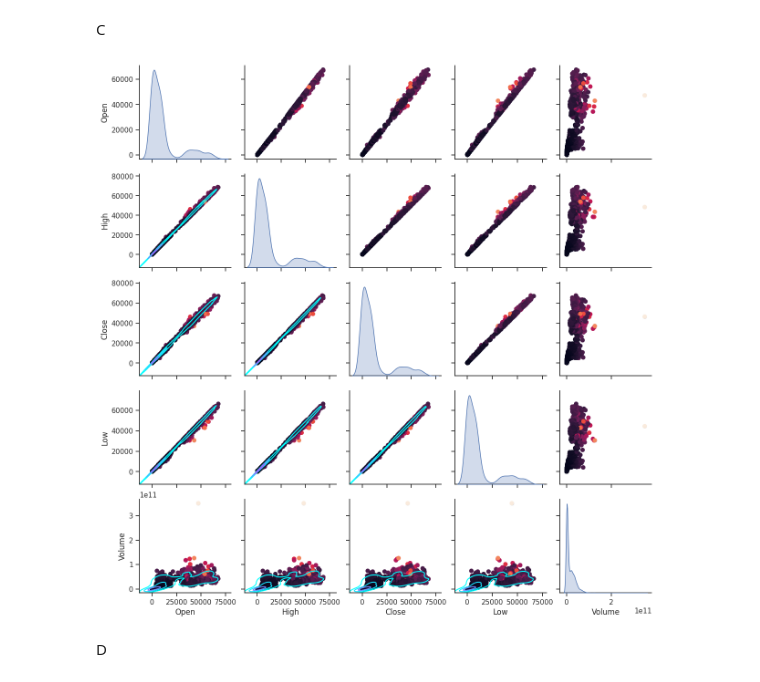
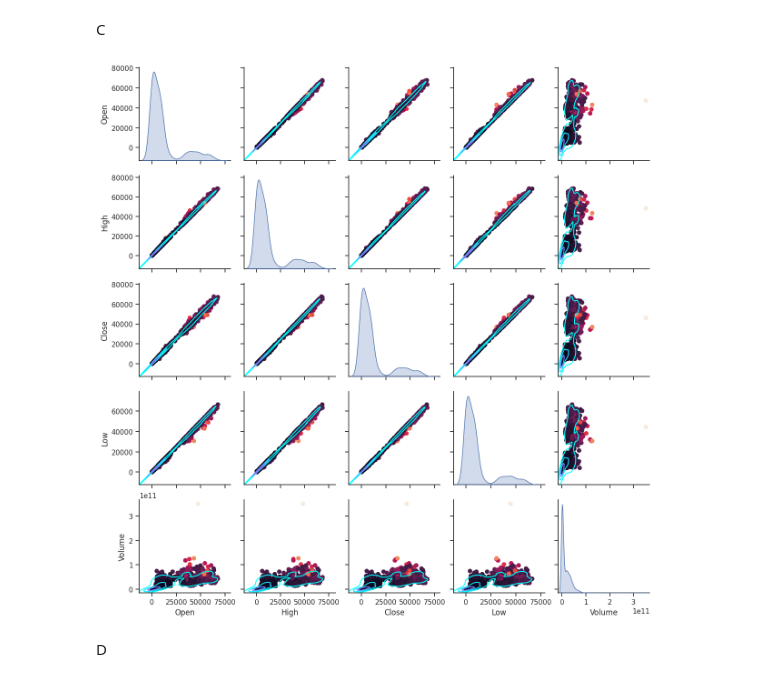
Before and after one commit to maestria-ds-eafit/Algebra_Taller2_Camilo_David, a Jupyter notebook: problem2.ipynb, the cells around one changed output. Drawn from its saved outputs; the diff is of its cells as text; code cells hidden in the pictures.

```diff
--- a/problem2.ipynb
+++ b/problem2.ipynb
@@ -165,23 +165,24 @@ mahalanobis_distances = data2.apply(mahalanobis_distance, axis=1)
 # %%
 sns.set(style="ticks")
 pair_plot = sns.pairplot(data2, diag_kind="kde")
 
 # Map lower triangular plots with Mahalanobis distances using KDE
 for i, ax_row in enumerate(pair_plot.axes):
     for j, ax in enumerate(ax_row):
         if i != j:
             x_label = ax.get_xlabel()
             y_label = ax.get_ylabel()
             x = data2[x_label]
             y = data2[y_label]
             ax.scatter(x, y, c=mahalanobis_distances, cmap=None, marker=None, s=None)
 
 # Corrected code to set the colormap for KDE plots
 pair_plot.map_lower(sns.kdeplot, levels=4, color=".2", cmap="cool")
+pair_plot.map_upper(sns.kdeplot, levels=4, color=".2", cmap="cool")
 
 plt.show()
 # %% [output]
-[figure, old version]
+[figure, new version]
 # %% [markdown]
 D
 # %%
```
Also changed, not shown: 3 other files.
